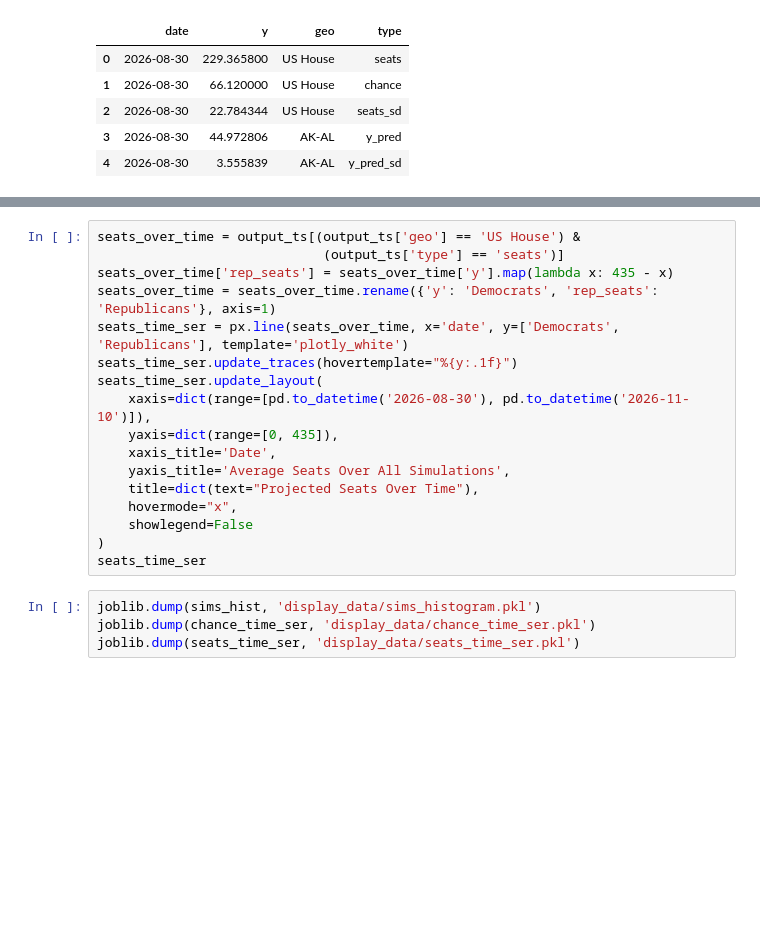
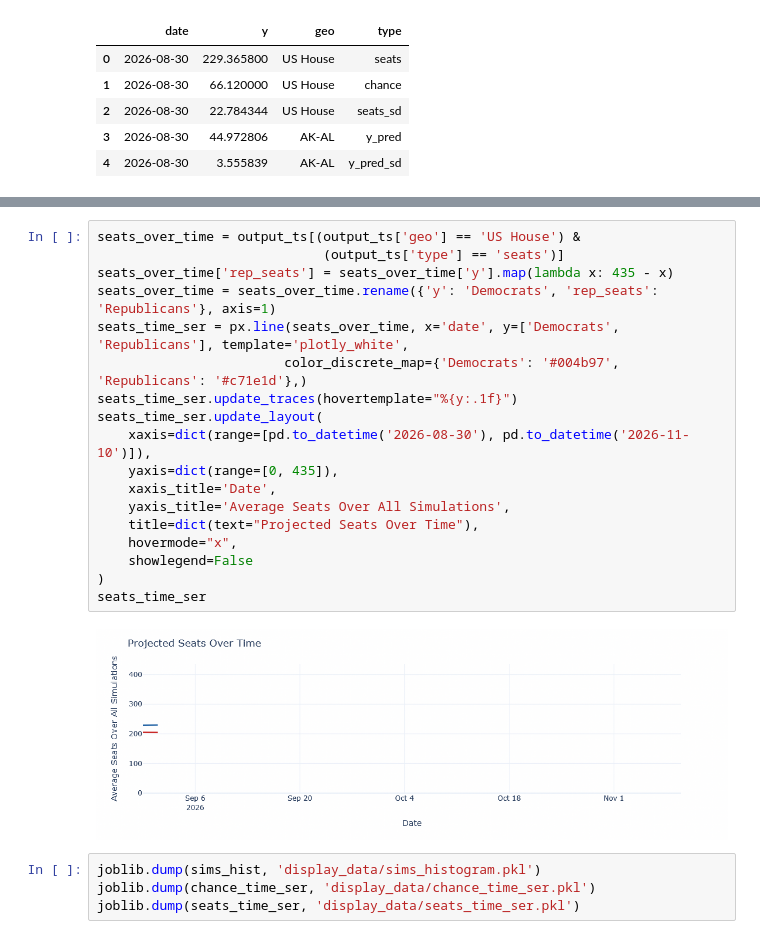
Before and after one commit to Hackquantumcpp/snoutcounter-midterms-2026-model, a Jupyter notebook: prediction/house/05b-postprocessing-py.ipynb, the cells around one changed output, grey strips where cells are left out. Drawn from its saved outputs; the diff is of its cells as text; blank space fills up the shorter version.

```diff
--- a/prediction/house/05b-postprocessing-py.ipynb
+++ b/prediction/house/05b-postprocessing-py.ipynb
@@ -97,20 +103,23 @@ chance_time_ser
 # %%
 seats_over_time = output_ts[(output_ts['geo'] == 'US House') &
                              (output_ts['type'] == 'seats')]
 seats_over_time['rep_seats'] = seats_over_time['y'].map(lambda x: 435 - x)
 seats_over_time = seats_over_time.rename({'y': 'Democrats', 'rep_seats': 'Republicans'}, axis=1)
-seats_time_ser = px.line(seats_over_time, x='date', y=['Democrats', 'Republicans'], template='plotly_white')
+seats_time_ser = px.line(seats_over_time, x='date', y=['Democrats', 'Republicans'], template='plotly_white',
+                        color_discrete_map={'Democrats': '#004b97', 'Republicans': '#c71e1d'},)
 seats_time_ser.update_traces(hovertemplate="%{y:.1f}")
 seats_time_ser.update_layout(
     xaxis=dict(range=[pd.to_datetime('2026-08-30'), pd.to_datetime('2026-11-10')]),
     yaxis=dict(range=[0, 435]),
     xaxis_title='Date',
     yaxis_title='Average Seats Over All Simulations',
     title=dict(text="Projected Seats Over Time"),
     hovermode="x",
     showlegend=False
 )
 seats_time_ser
+# %% [output]
+[figure, added]
 # %%
 joblib.dump(sims_hist, 'display_data/sims_histogram.pkl')
 joblib.dump(chance_time_ser, 'display_data/chance_time_ser.pkl')
```
Also changed, not shown: parts of 2 cells of this notebook, 4 other files.
